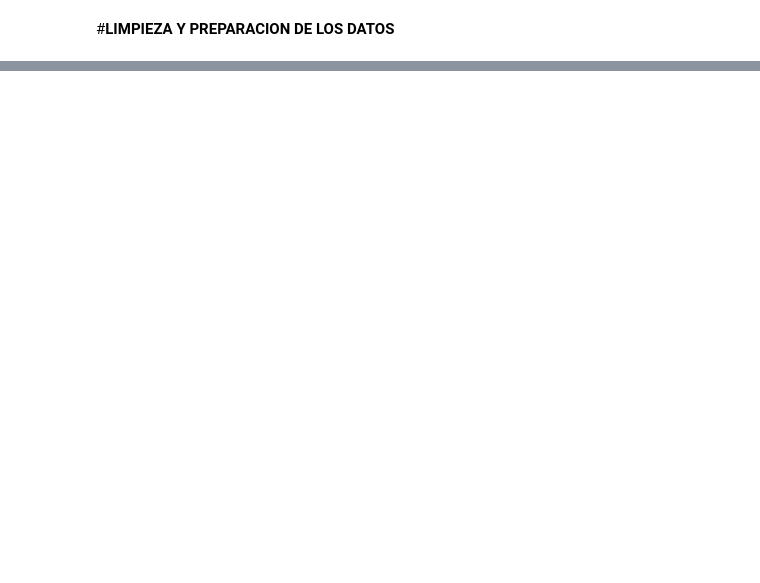
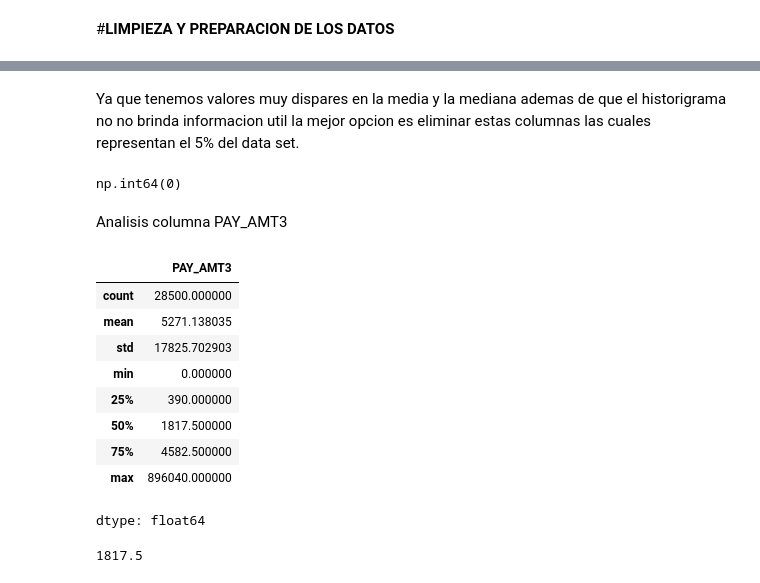
Before and after one commit to JuanCruzArese/TP-Final-ICD, a Jupyter notebook: TP_Final_ICD.ipynb, the cells around one changed output, grey strips where cells are left out. Cells and saved outputs as stored; diff of their text form; code cells hidden in the pictures; blank space fills up the shorter version.

```diff
--- a/TP_Final_ICD.ipynb
+++ b/TP_Final_ICD.ipynb
@@ -108,0 +232,27 @@ y = df['default.payment.next.month']
+# %% [markdown]
+Ya que tenemos valores muy dispares en la media y la mediana ademas de que el historigrama no no brinda informacion util la mejor opcion es eliminar estas columnas las cuales representan el 5% del data set.
+# %%
+df = df.dropna(subset=["PAY_AMT1"])
+# %%
+df['PAY_AMT1'].isnull().sum()
+# %% [output]
+np.int64(0)
+# %% [markdown]
+Analisis columna PAY_AMT3
+# %%
+df['PAY_AMT3'].describe()
+# %% [output]
+|  | PAY_AMT3 |
+| count | 28500.000000 |
+| mean | 5271.138035 |
+| std | 17825.702903 |
+| min | 0.000000 |
+| 25% | 390.000000 |
+| 50% | 1817.500000 |
+| 75% | 4582.500000 |
+| max | 896040.000000 |
+dtype: float64
+# %%
+df['PAY_AMT3'].median()
+# %% [output]
+1817.5
```
Also changed, not shown: parts of 27 cells of this notebook.
